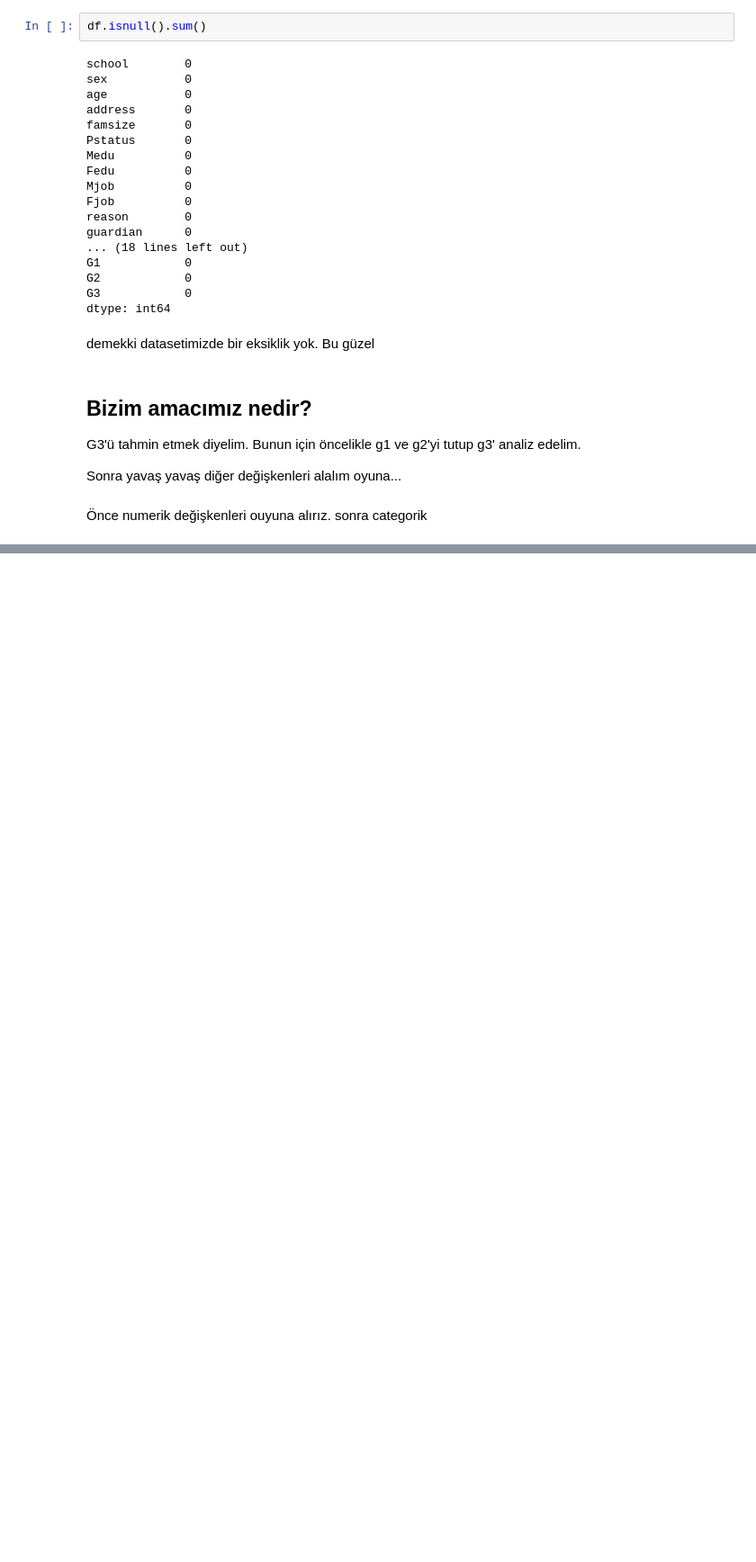
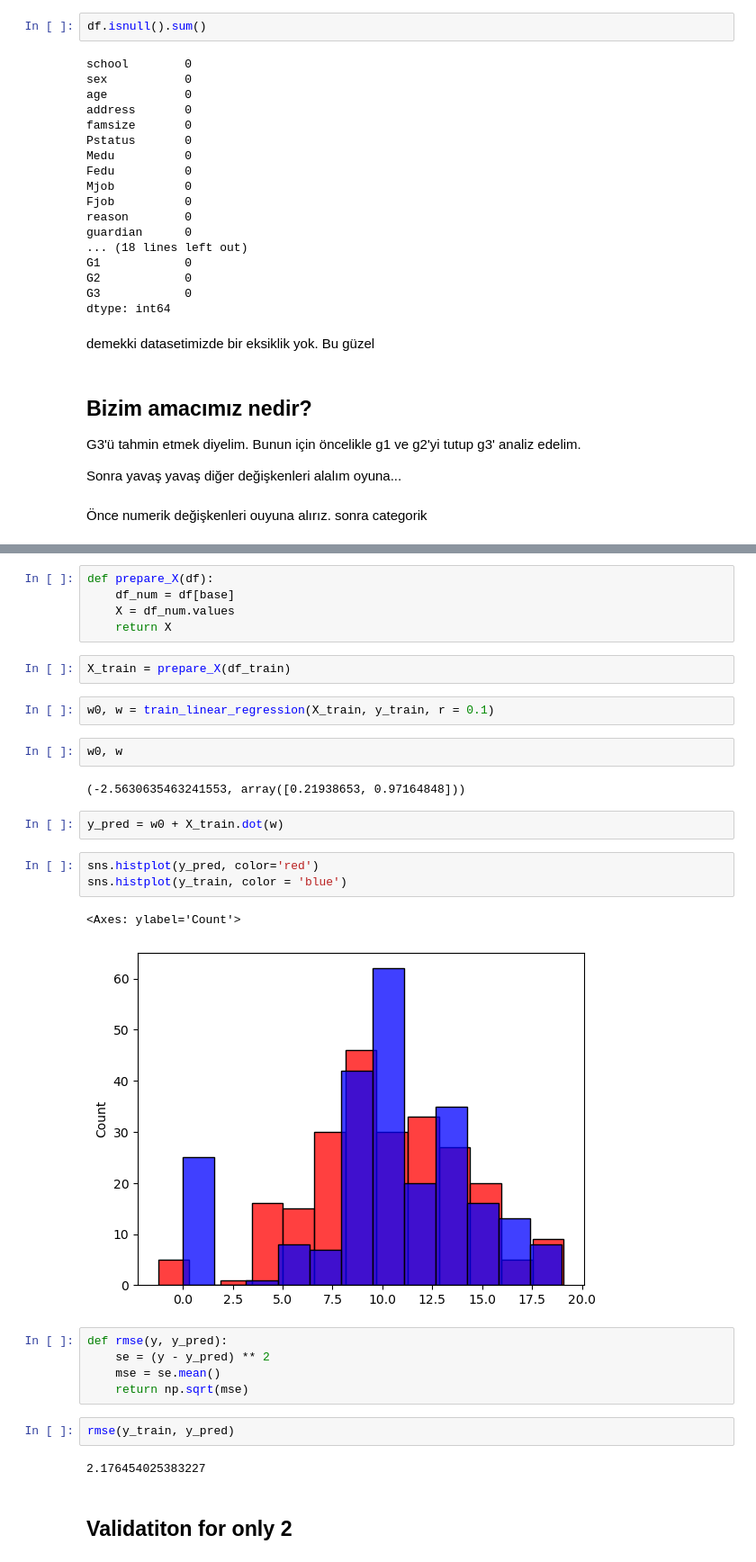
Before and after one commit to cfdonmez/mlzoomcamp-sand-2023, a Jupyter notebook: sandBoxFD/Section2/student_Sands_part1.ipynb, the cells around one changed output, grey strips where cells are left out. Shown: that part at 90% size. Cells and saved outputs as stored; diff of their text form; blank space fills up the shorter version.

```diff
--- a/sandBoxFD/Section2/student_Sands_part1.ipynb
+++ b/sandBoxFD/Section2/student_Sands_part1.ipynb
@@ -79,0 +156,32 @@ Sonra yavaş yavaş diğer değişkenleri alalım oyuna...
+# %%
+def prepare_X(df):
+    df_num = df[base]
+    X = df_num.values
+    return X
+# %%
+X_train = prepare_X(df_train)
+# %%
+w0, w = train_linear_regression(X_train, y_train, r = 0.1)
+# %%
+w0, w
+# %% [output]
+(-2.5630635463241553, array([0.21938653, 0.97164848]))
+# %%
+y_pred = w0 + X_train.dot(w)
+# %%
+sns.histplot(y_pred, color='red')
+sns.histplot(y_train, color = 'blue')
+# %% [output]
+<Axes: ylabel='Count'>
+[figure, added]
+# %%
+def rmse(y, y_pred):
+    se = (y - y_pred) ** 2
+    mse = se.mean()
+    return np.sqrt(mse)
+# %%
+rmse(y_train, y_pred)
+# %% [output]
+2.176454025383227
+# %% [markdown]
+## Validatiton for only 2
```
Also changed, not shown: parts of 29 cells of this notebook.
